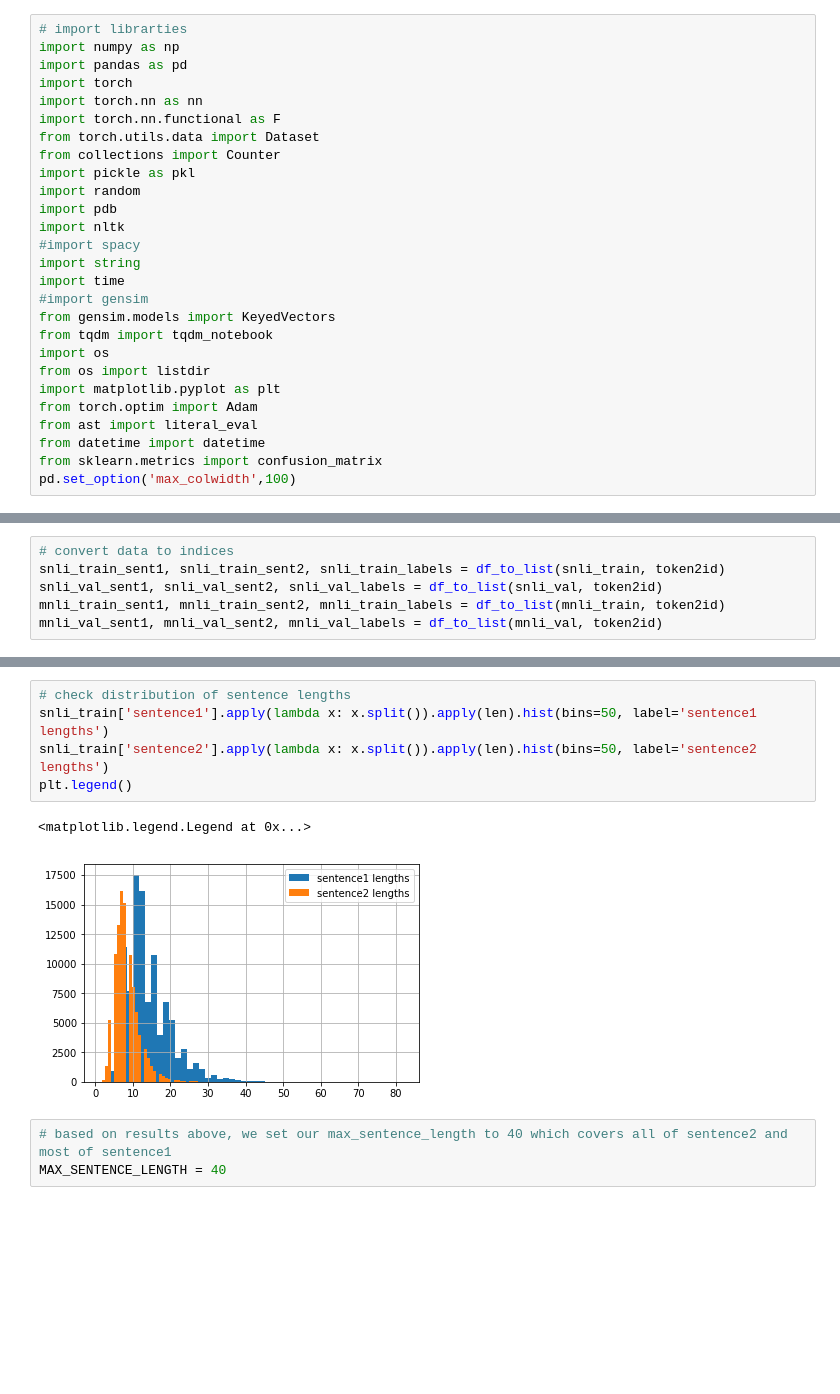
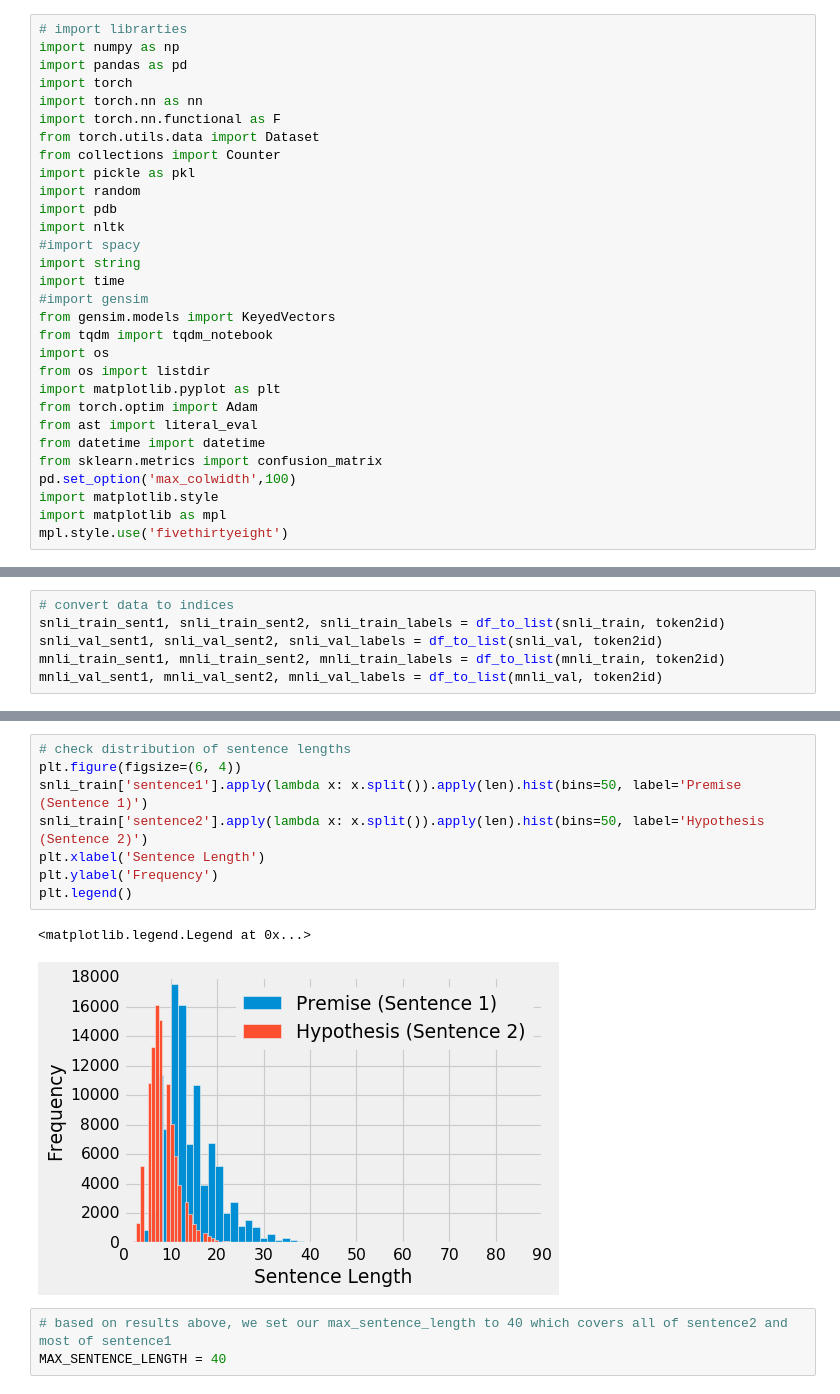
Before and after one commit to nyjgary/nlp-snli, a Jupyter notebook: nlp-snli.ipynb, the cells around one changed output, grey strips where cells are left out. Cells and saved outputs as stored; diff of their text form; blank space fills up the shorter version.

Commit message:
Used fivethirtyeight matplotlib style

```diff
--- a/nlp-snli.ipynb
+++ b/nlp-snli.ipynb
@@ -25,6 +25,9 @@ from ast import literal_eval
 from datetime import datetime
 from sklearn.metrics import confusion_matrix
 pd.set_option('max_colwidth',100)
+import matplotlib.style
+import matplotlib as mpl
+mpl.style.use('fivethirtyeight')
 # %%
 random.seed(134)
 PAD_IDX = 0
@@ -112,11 +124,14 @@ mnli_val_sent1, mnli_val_sent2, mnli_val_labels = df_to_list(mnli_val, token2id)
 # %%
 # check distribution of sentence lengths
-snli_train['sentence1'].apply(lambda x: x.split()).apply(len).hist(bins=50, label='sentence1 lengths')
-snli_train['sentence2'].apply(lambda x: x.split()).apply(len).hist(bins=50, label='sentence2 lengths')
+plt.figure(figsize=(6, 4))
+snli_train['sentence1'].apply(lambda x: x.split()).apply(len).hist(bins=50, label='Premise (Sentence 1)')
+snli_train['sentence2'].apply(lambda x: x.split()).apply(len).hist(bins=50, label='Hypothesis (Sentence 2)')
+plt.xlabel('Sentence Length')
+plt.ylabel('Frequency')
 plt.legend()
 # %% [output]
 <matplotlib.legend.Legend at 0x...>
-[figure, old version]
+[figure, new version]
 # %%
 # based on results above, we set our max_sentence_length to 40 which covers all of sentence2 and most of sentence1
 MAX_SENTENCE_LENGTH = 40
```
Also changed, not shown: parts of 2 cells of this notebook.
